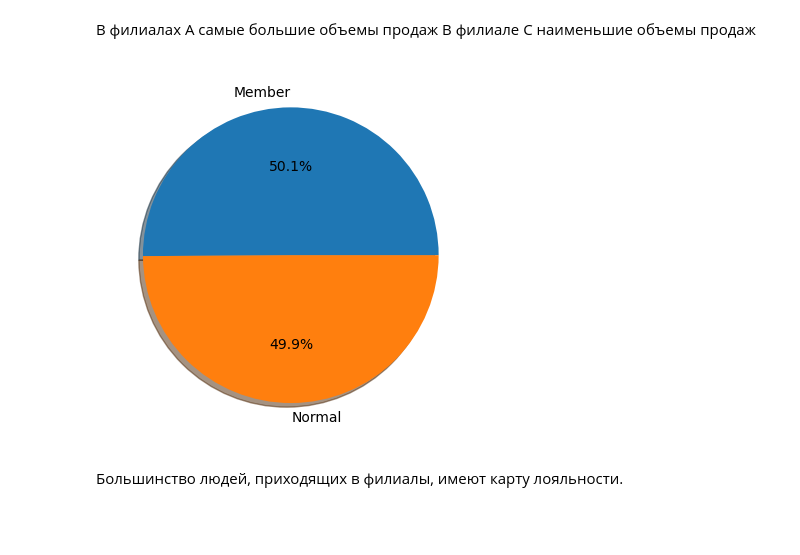
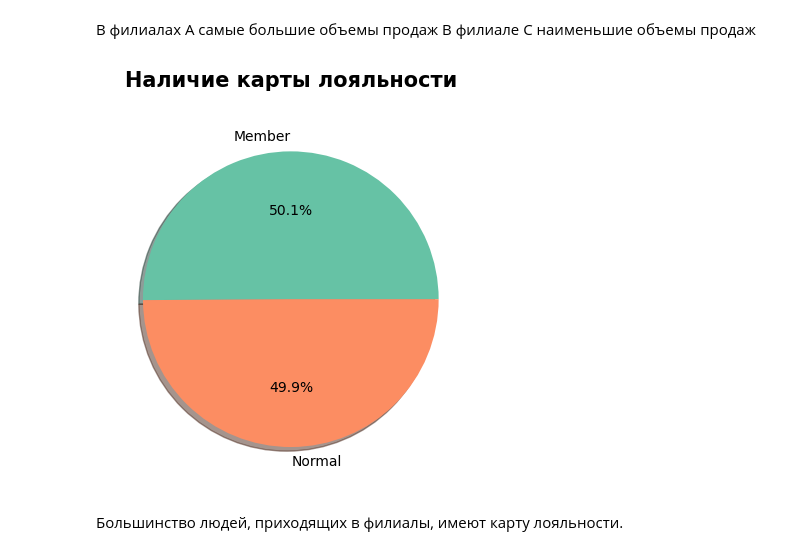
Before and after one commit to NotoriusNoLove/bigdata_coursework, a Jupyter notebook: bigdata.ipynb, the cells around one changed output. Drawn from its saved outputs; the diff is of its cells as text; code cells hidden in the pictures; blank space fills up the shorter version.

```diff
--- a/bigdata.ipynb
+++ b/bigdata.ipynb
@@ -88,9 +102,25 @@ pie('Branch')
 # %% [markdown]
 В филиалах A самые большие объемы продаж
 В филиале C наименьшие объемы продаж
-# %%
-pie('Customer type')
-# %% [output]
-[figure, removed]
+# %%
+
+plt.pie(
+    df['Customer type'].value_counts(),
+    labels = df['Customer type'].value_counts().index,
+    autopct = "%1.1f%%",
+    shadow=True,
+    colors=sns.color_palette('Set2')
+
+)
+plt.rcParams["font.serif"] = "Times New Roman"
+plt.title(
+    label="Наличие карты лояльности",
+    fontdict={"fontsize":15},
+    pad=20,
+    weight="bold"
+)
+plt.show();
+# %% [output]
+[figure, added]
 # %% [markdown]
 Большинство людей, приходящих в филиалы, имеют карту лояльности.
```
Also changed, not shown: parts of 12 cells of this notebook, 2 other files.
